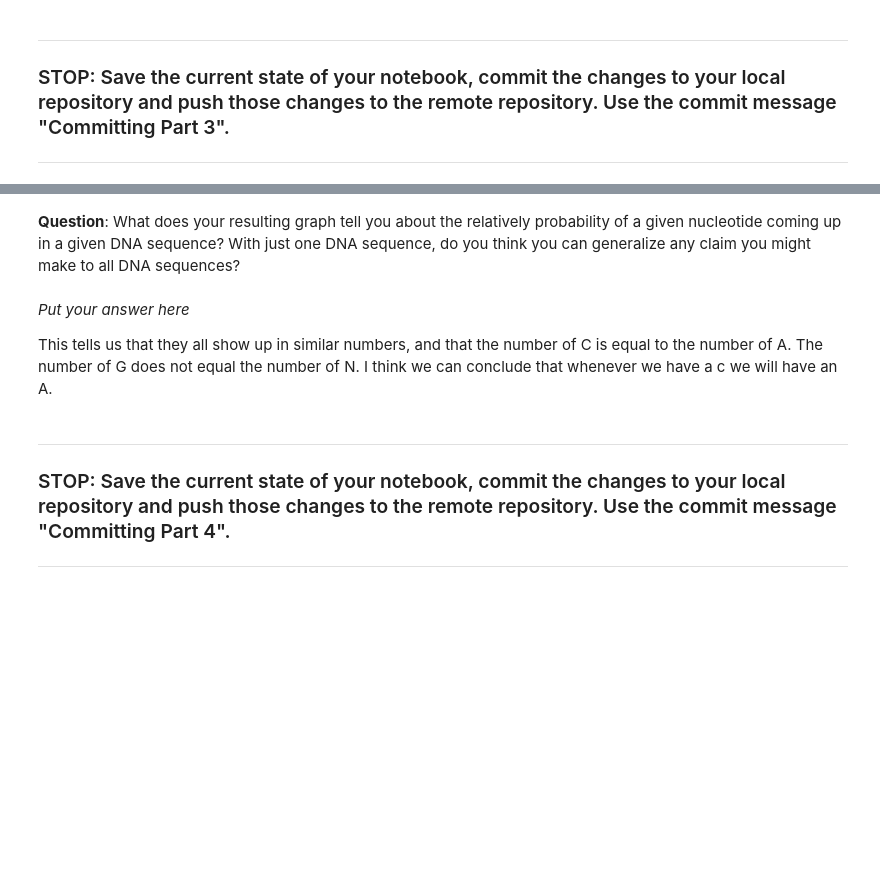
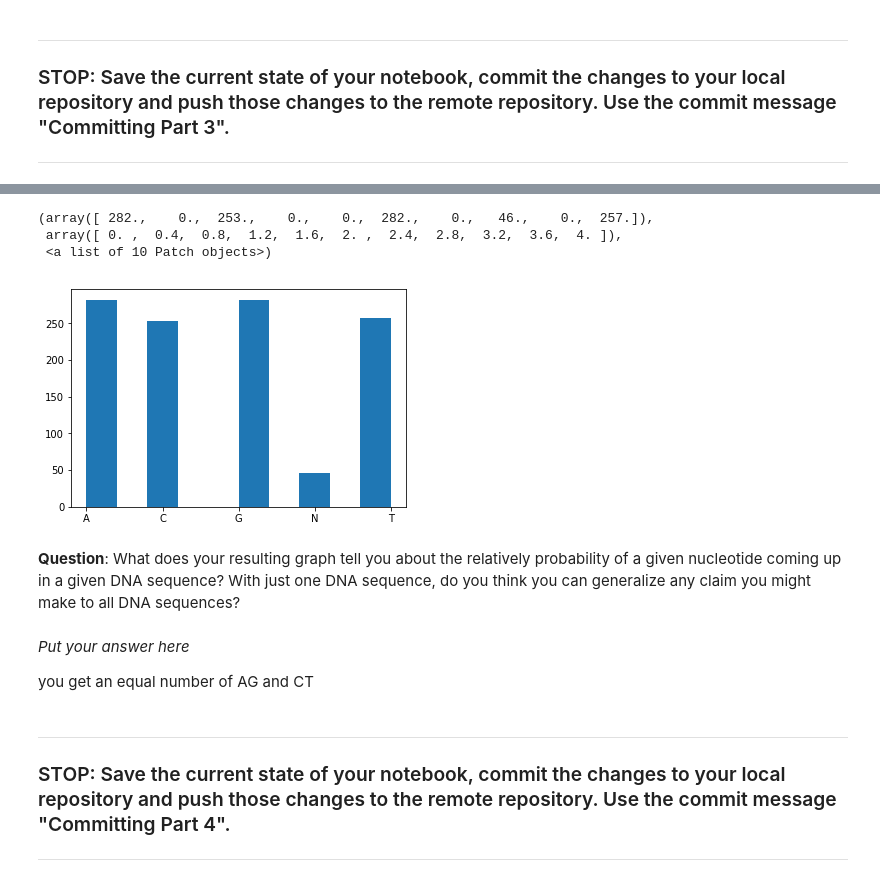
Before and after one commit to Anthonybommarito/prac, a Jupyter notebook: CMSE202_001_Midterm-STUDENT-6.ipynb, the cells around one changed output, grey strips where cells are left out. Saved outputs shown, nothing was run; the diff lists cells and outputs as text; code cells hidden in the pictures; blank space fills up the shorter version.

Commit message:
hist

````diff
--- a/CMSE202_001_Midterm-STUDENT-6.ipynb
+++ b/CMSE202_001_Midterm-STUDENT-6.ipynb
@@ -128,12 +128,22 @@ from Bio.Seq import Seq
 
 my_seq = Seq('NNTCGTTGGTGACCAGCGGAGGGATCATTACCGAGTTTACAAGACTGAGTCGCGCATCTGCAGNNGCTGNNTANGTTNNNN')
 ```
+# %%
+import matplotlib.pyplot as plt
+%matplotlib inline
+
+plt.hist(l)
+# %% [output]
+(array([ 282.,    0.,  253.,    0.,    0.,  282.,    0.,   46.,    0.,  257.]),
+ array([ 0. ,  0.4,  0.8,  1.2,  1.6,  2. ,  2.4,  2.8,  3.2,  3.6,  4. ]),
+ <a list of 10 Patch objects>)
+[figure, added]
 # %% [markdown]
 **Question**: What does your resulting graph tell you about the relatively probability of a given nucleotide coming up in a given DNA sequence? With just one DNA sequence, do you think you can generalize any claim you might make to all DNA sequences?
-# %% [markdown]
-*Put your answer here*
-
-This tells us that they all show up in similar numbers, and that the number of C is equal to the number of A. The number of G does not equal the number of N. I think we can conclude that whenever we have a c we will have an A.
+# %% [markdown]
+*Put your answer here*
+
+you get an equal number of AG and CT
 # %% [markdown]
 ---
 ### STOP: Save the current state of your notebook, commit the changes to your local repository and push those changes to the remote repository. Use the commit message "Committing Part 4".
````
